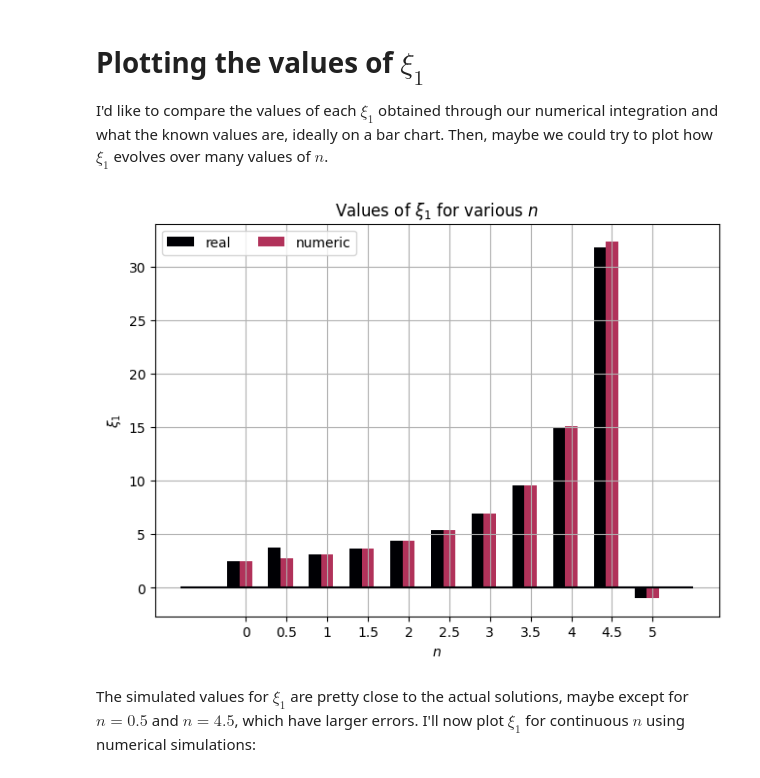
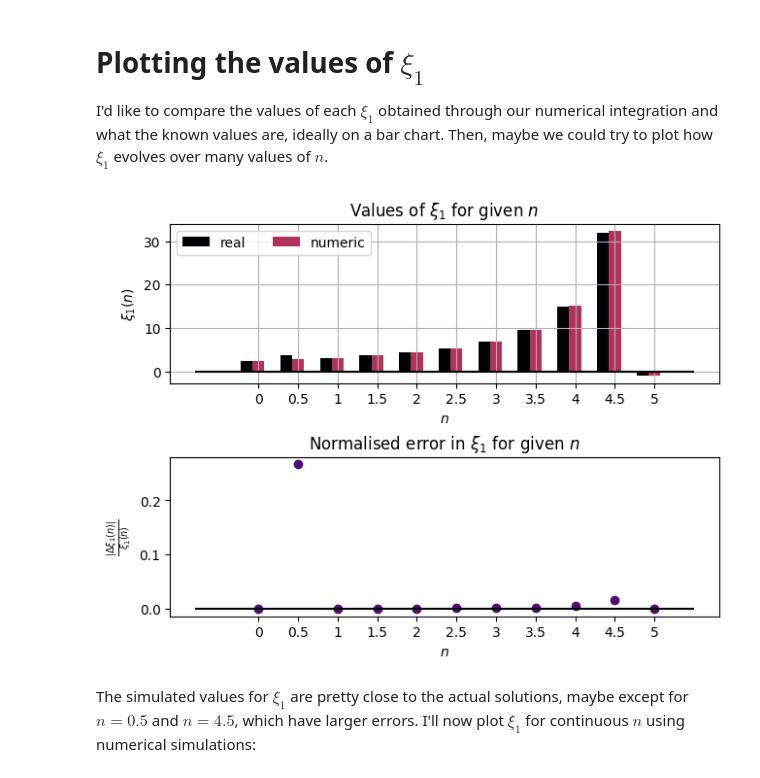
Before and after one commit to ShuoChen777/Lane-emden, a Jupyter notebook: lane_emden.ipynb, the cells around one changed output. Cells and saved outputs as stored; diff of their text form; code cells hidden in the pictures.

```diff
--- a/lane_emden.ipynb
+++ b/lane_emden.ipynb
@@ -108,30 +108,41 @@ plt.show()
 
 I'd like to compare the values of each $\xi_1$ obtained through our numerical integration and what the known values are, ideally on a bar chart. Then, maybe we could try to plot how $\xi_1$ evolves over many values of $n$.
 # %%
-fig, ax = plt.subplots(layout='constrained', dpi=100)
+fig, ax = plt.subplots(2, 1,layout='constrained', dpi=100)
 
 xi_1_list['numeric'] = num_xi_1
 
 x = np.arange(len(n_list))
 w = 0.3 # bar widths
 multiplier = 0
 
 for attribute, measurement in xi_1_list.items():
     offset = w * multiplier
-    rects = ax.bar(x + offset, measurement, w, label=rf'{attribute}', color=colours[multiplier* 10])
+    rects = ax[0].bar(x + offset, measurement, w, label=rf'{attribute}', color=colours[multiplier* 10])
     multiplier += 1
 
-ax.hlines(0, xmin=-w-1, xmax=len(n_list)+w, colors=colours[0])
-ax.grid()
-ax.legend()
-ax.set_ylabel(r'$\xi_1$')
-ax.set_title(r'Values of $\xi_1$ for various $n$')
-ax.set_xticks(x + w, n_list)
-ax.set_xlabel(r'$n$')
-ax.legend(loc='upper left', ncols=3)
+ax[0].hlines(0, xmin=-w-1, xmax=len(n_list)+w, colors=colours[0])
+ax[0].grid()
+ax[0].legend()
+ax[0].set_ylabel(r'$\xi_1(n)$')
+ax[0].set_title(r'Values of $\xi_1$ for given $n$')
+ax[0].set_xticks(x + w, n_list)
+ax[0].set_xlabel(r'$n$')
+ax[0].legend(loc='upper left', ncols=3)
+
+ax[1].scatter(x + offset,
+              abs((np.array(xi_1_list['real']) - np.array(xi_1_list['numeric']))/np.array(xi_1_list['real'])),
+              c=colours[5])
+ax[1].hlines(0, xmin=-w-1, xmax=len(n_list)+w, colors=colours[0])
+# ax[1].legend()
+ax[1].set_ylabel(r'$\frac{|\Delta\xi_1(n)|}{\xi_1(n)}$')
+ax[1].set_title(r'Normalised error in $\xi_1$ for given $n$')
+ax[1].set_xticks(x + w, n_list)
+ax[1].set_xlabel(r'$n$')
+
 plt.show()
 # %% [output]
-[figure, old version]
+[figure, new version]
 # %% [markdown]
 The simulated values for $\xi_1$ are pretty close to the actual solutions, maybe except for $n=0.5$ and $n=4.5$, which have larger errors. I'll now plot $\xi_1$ for continuous $n$ using numerical simulations:
 # %%
```
Also changed, not shown: parts of 5 cells of this notebook, 2 other files.
